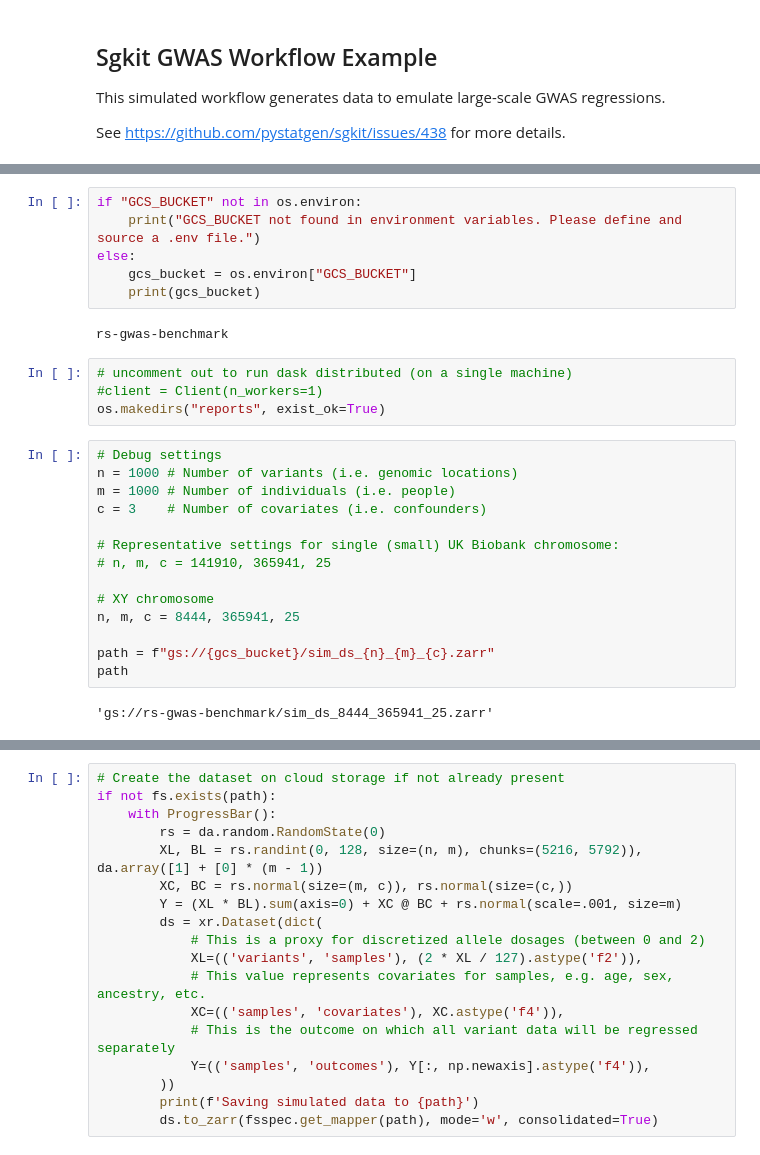
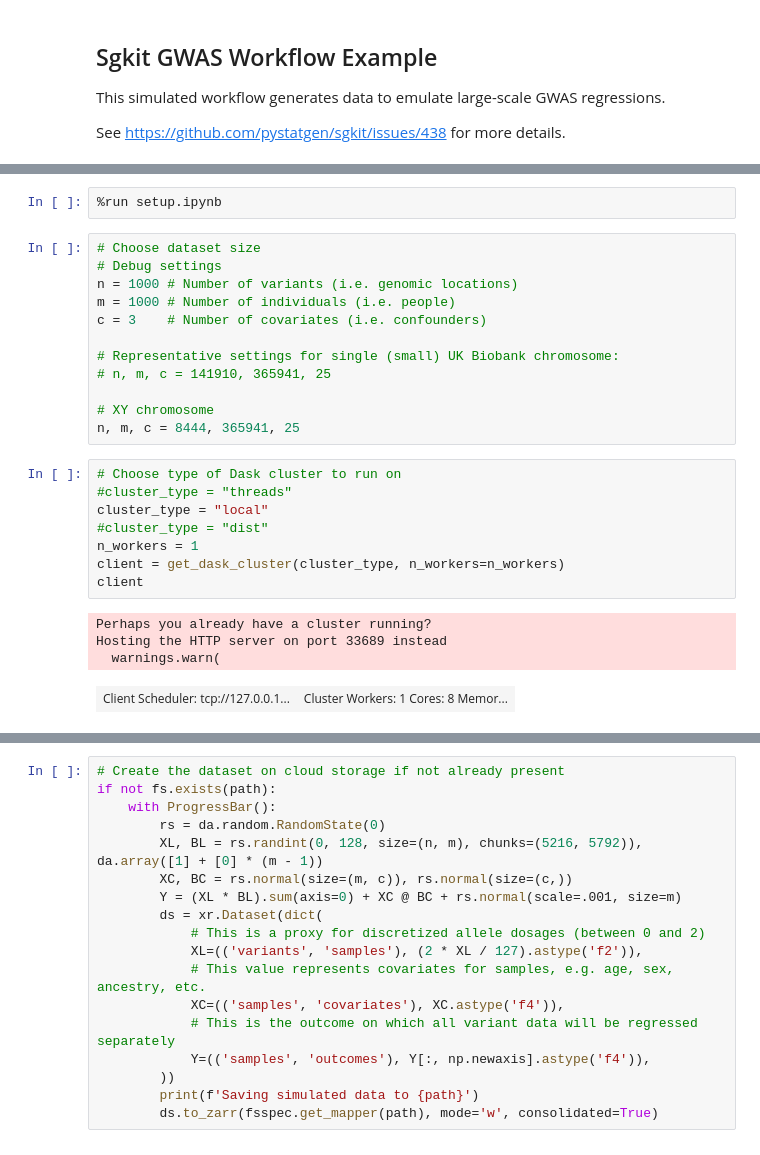
Before and after one commit to tomwhite/gwas-benchmark, a Jupyter notebook: gwas_simulation.ipynb, the cells around one changed output, grey strips where cells are left out. Drawn from its saved outputs; the diff is of its cells as text.

Commit message:
Add get_dask_cluster function, and file/gs storage

```diff
--- a/gwas_simulation.ipynb
+++ b/gwas_simulation.ipynb
@@ -17,16 +7,7 @@ fs = fsspec.filesystem('gs')
-# %%
-if "GCS_BUCKET" not in os.environ:
-    print("GCS_BUCKET not found in environment variables. Please define and source a .env file.")
-else:
-    gcs_bucket = os.environ["GCS_BUCKET"]
-    print(gcs_bucket)
-# %% [output]
-rs-gwas-benchmark
-# %%
-# uncomment out to run dask distributed (on a single machine)
-#client = Client(n_workers=1)
-os.makedirs("reports", exist_ok=True)
+# %%
+%run setup.ipynb
 # %%
+# Choose dataset size
 # Debug settings
 n = 1000 # Number of variants (i.e. genomic locations)
 m = 1000 # Number of individuals (i.e. people)
@@ -37,8 +18,16 @@ c = 3    # Number of covariates (i.e. confounders)
 
 # XY chromosome
 n, m, c = 8444, 365941, 25
-
-path = f"gs://{gcs_bucket}/sim_ds_{n}_{m}_{c}.zarr"
-path
-# %% [output]
-'gs://rs-gwas-benchmark/sim_ds_8444_365941_25.zarr'
+# %%
+# Choose type of Dask cluster to run on
+#cluster_type = "threads"
+cluster_type = "local"
+#cluster_type = "dist"
+n_workers = 1
+client = get_dask_cluster(cluster_type, n_workers=n_workers)
+client
+# %% [output]
+Perhaps you already have a cluster running?
+Hosting the HTTP server on port 33689 instead
+  warnings.warn(
+| Client Scheduler: tcp://127.0.0.1... | Cluster Workers: 1 Cores: 8 Memor... |
```
Also changed, not shown: parts of 6 cells of this notebook, 2 other files.
